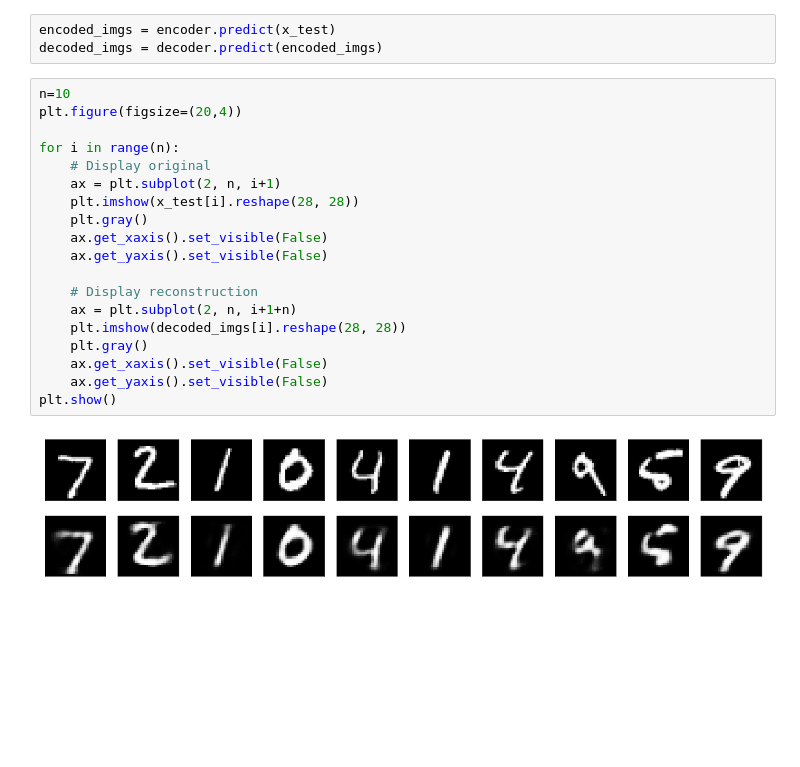
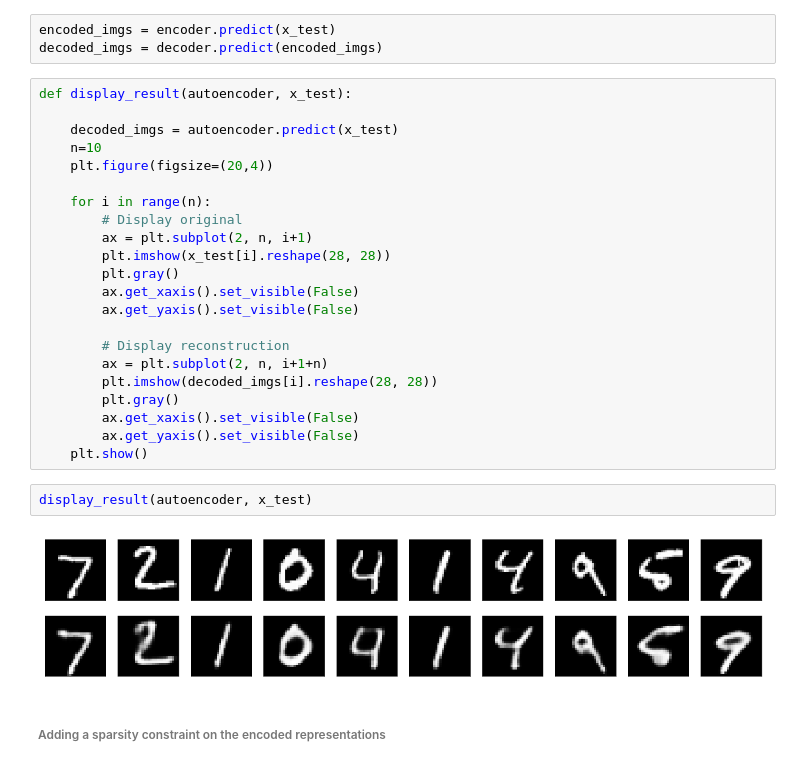
Before and after one commit to amnagrawal/ExploreML, a Jupyter notebook: Deep Learning/Autoencoder on MNIST.ipynb, the cells around one changed output. Cells and saved outputs as stored; diff of their text form; blank space fills up the shorter version.

Commit message:
more on autoencoder

```diff
--- a/Deep Learning/Autoencoder on MNIST.ipynb
+++ b/Deep Learning/Autoencoder on MNIST.ipynb
@@ -76,23 +76,30 @@ Epoch 50/50
 encoded_imgs = encoder.predict(x_test)
 decoded_imgs = decoder.predict(encoded_imgs)
 # %%
-n=10
-plt.figure(figsize=(20,4))
+def display_result(autoencoder, x_test):
 
-for i in range(n):
-    # Display original
-    ax = plt.subplot(2, n, i+1)
-    plt.imshow(x_test[i].reshape(28, 28))
-    plt.gray()
-    ax.get_xaxis().set_visible(False)
-    ax.get_yaxis().set_visible(False)
+    decoded_imgs = autoencoder.predict(x_test)
+    n=10
+    plt.figure(figsize=(20,4))
 
-    # Display reconstruction
-    ax = plt.subplot(2, n, i+1+n)
-    plt.imshow(decoded_imgs[i].reshape(28, 28))
-    plt.gray()
-    ax.get_xaxis().set_visible(False)
-    ax.get_yaxis().set_visible(False)
-plt.show()
+    for i in range(n):
+        # Display original
+        ax = plt.subplot(2, n, i+1)
+        plt.imshow(x_test[i].reshape(28, 28))
+        plt.gray()
+        ax.get_xaxis().set_visible(False)
+        ax.get_yaxis().set_visible(False)
+
+        # Display reconstruction
+        ax = plt.subplot(2, n, i+1+n)
+        plt.imshow(decoded_imgs[i].reshape(28, 28))
+        plt.gray()
+        ax.get_xaxis().set_visible(False)
+        ax.get_yaxis().set_visible(False)
+    plt.show()
-# %% [output]
-[figure, removed]
+# %%
+display_result(autoencoder, x_test)
+# %% [output]
+[figure, added]
+# %% [markdown]
+###### Adding a sparsity constraint on the encoded representations
```
Also changed, not shown: parts of 18 cells of this notebook, 3 other files.
